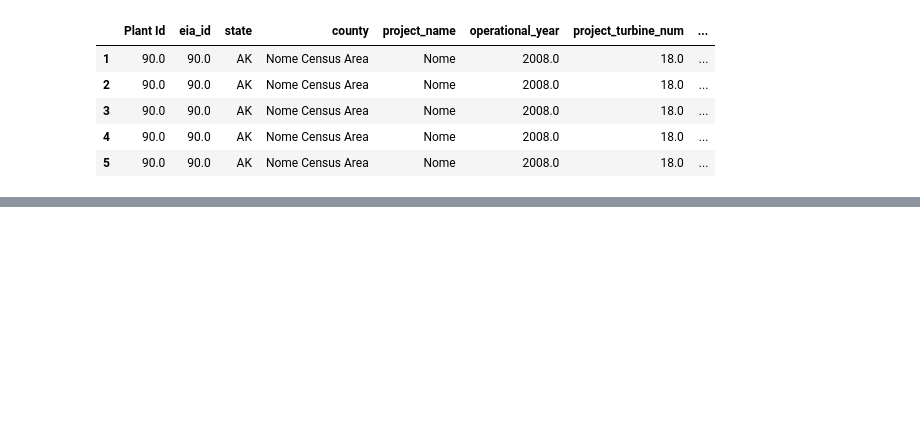
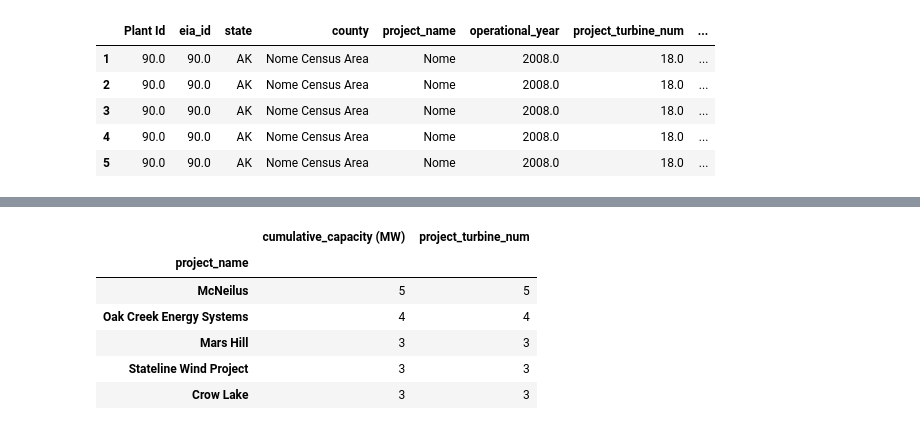
Before and after one commit to NicsLvl/DA1_Capstone_JADEN, a Jupyter notebook: wind_turbine_dataset_capacity.ipynb, the cells around one changed output, grey strips where cells are left out. Saved outputs shown, nothing was run; the diff lists cells and outputs as text; code cells hidden in the pictures; blank space fills up the shorter version.

```diff
--- a/wind_turbine_dataset_capacity.ipynb
+++ b/wind_turbine_dataset_capacity.ipynb
@@ -242,0 +211,13 @@ list(wind_turbine_df.columns)
+# %%
+# count number of unique values for cumulative_capacity (MW) and 'project_turbine_num' for each project_name
+wind_turbine_df[['project_name', 'cumulative_capacity (MW)', 'project_turbine_num']].drop_duplicates()\
+    .groupby('project_name').count().\
+    sort_values(by='cumulative_capacity (MW)', ascending=False).head()
+# %% [output]
+|  | cumulative_capacity (MW) | project_turbine_num |
+| project_name |  |  |
+| McNeilus | 5 | 5 |
+| Oak Creek Energy Systems | 4 | 4 |
+| Mars Hill | 3 | 3 |
+| Stateline Wind Project | 3 | 3 |
+| Crow Lake | 3 | 3 |
```
Also changed, not shown: parts of 31 cells of this notebook, 1 other file.
